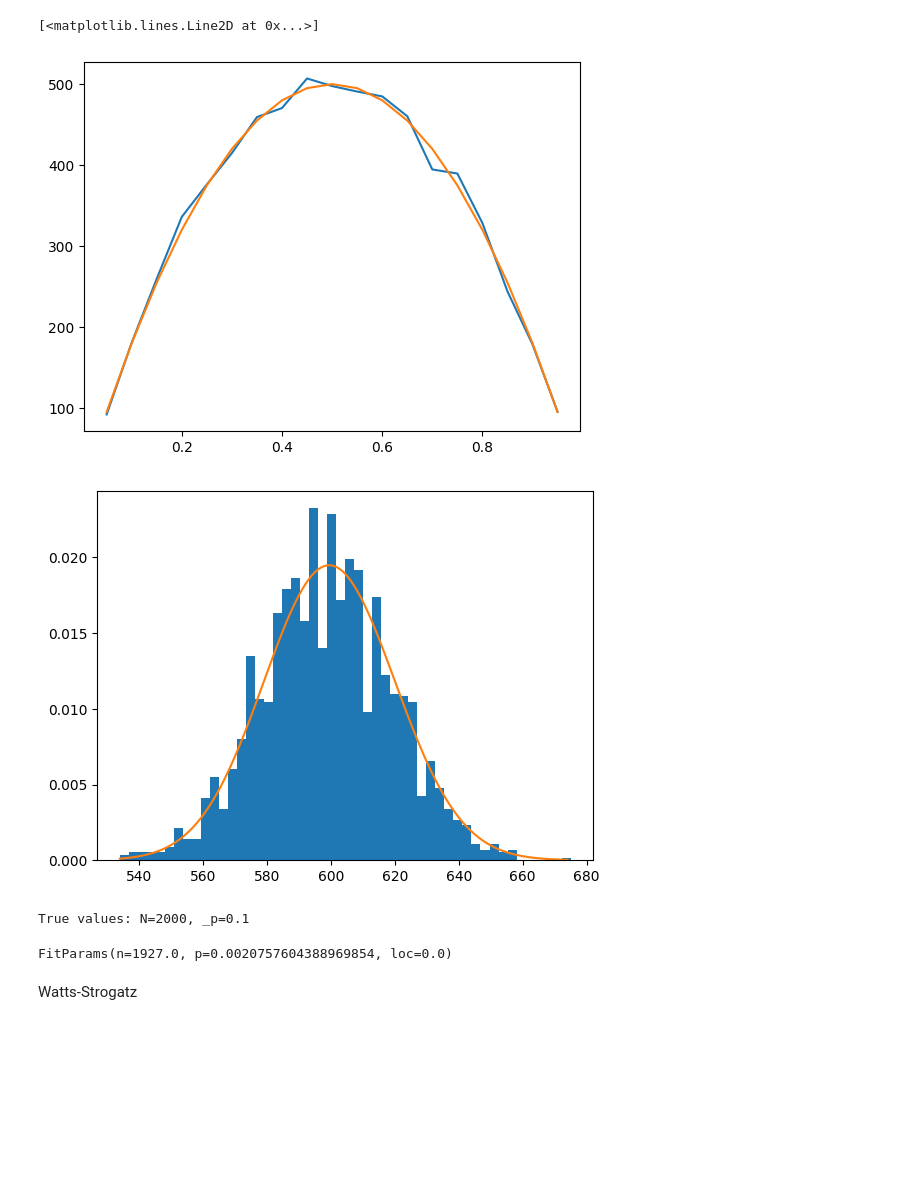
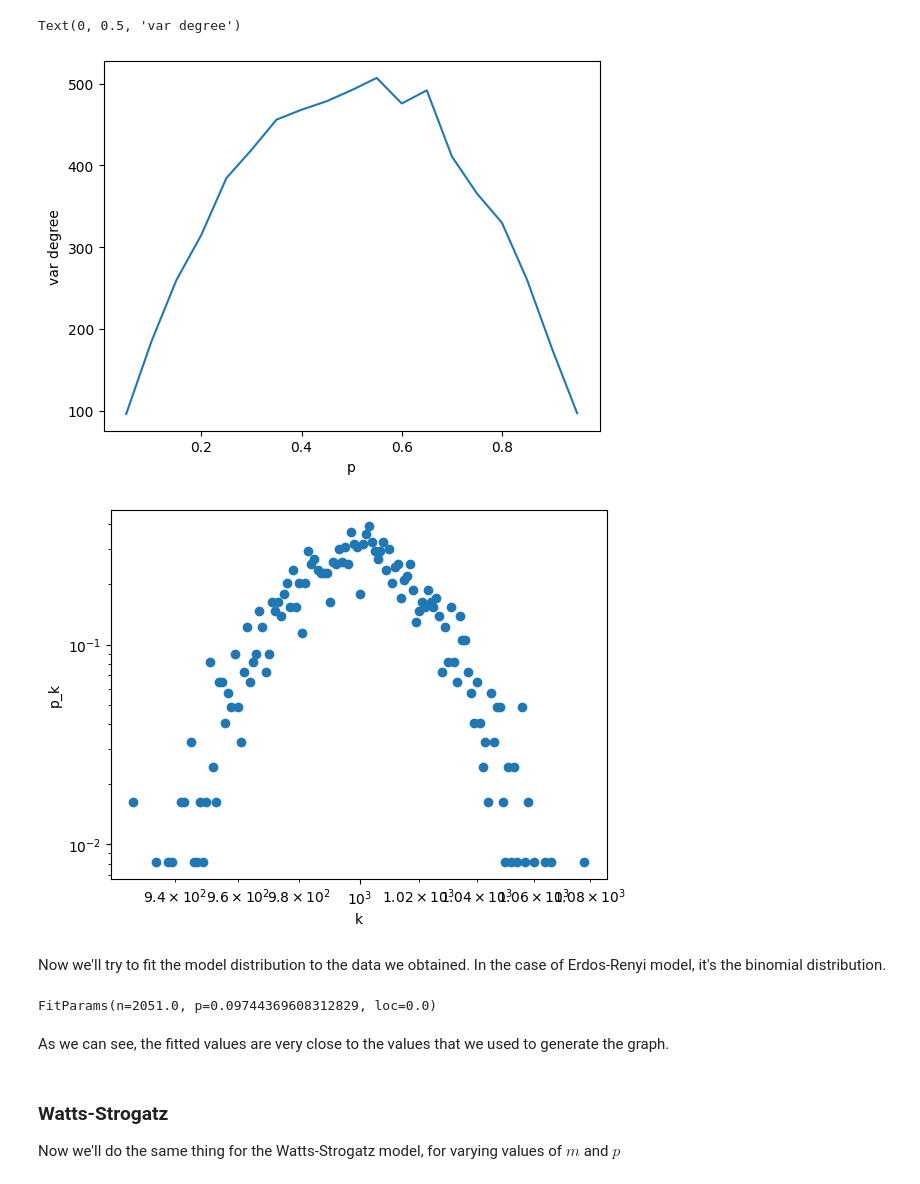
Before and after one commit to mateusz-dzitkowski/applied-mathematics, a Jupyter notebook: projects/diffusion_processes/exercise_sheet_3/main.ipynb, the cells around one changed output. Drawn from its saved outputs; the diff is of its cells as text; code cells hidden in the pictures; blank space fills up the shorter version.

```diff
--- a/projects/diffusion_processes/exercise_sheet_3/main.ipynb
+++ b/projects/diffusion_processes/exercise_sheet_3/main.ipynb
@@ -84,9 +83,12 @@ def barabasi_albert(number_of_nodes: int, edges_attached: int) -> Graph:
 def degrees(g: Graph) -> NDArray:
     return np.array([item[1] for item in g.degree()])
 
-def plot_hist_and_expected_density(g: Graph, density: Callable):
-    d = degrees(g)
-    x = np.arange(d.min(), d.max(), step=1)
-    plt.hist(d, bins=50, density=True)
-    plt.plot(x, density(x))
+def plot_log_log_degree_frequency(g: Graph):
+    unique, counts = np.unique(degrees(g), return_counts=True)
+    ax = plt.gca()
+    ax.plot(unique, counts / len(unique), "o")
+    ax.set_yscale('log')
+    ax.set_xscale('log')
+    plt.xlabel("k")
+    plt.ylabel("p_k")
 # %% [markdown]
@@ -104,29 +118,32 @@ plt.plot(p, (N - 1) * p)
 # %%
 plt.plot(p, [degrees(g).var() for g in graphs])
-plt.plot(p, p*(1-p)*N)
+plt.xlabel("p")
+plt.ylabel("var degree")
 # %% [output]
-[<matplotlib.lines.Line2D at 0x...>]
+Text(0, 0.5, 'var degree')
-[figure, old version]
+[figure, new version]
 # %%
-index = 5
-_p = p[index]
-plot_hist_and_expected_density(graphs[index], partial(sp.stats.binom.pmf, n=N-1, p=_p))
+index = 9
+plot_log_log_degree_frequency(graphs[index])
 # %% [output]
-[figure, old version]
+[figure, new version]
+# %% [markdown]
+Now we'll try to fit the model distribution to the data we obtained. In the case of Erdos-Renyi model, it's the binomial distribution.
 # %%
 index = 1
 _p = p[index]
-print(f"True values: {N=}, {_p=}")
 sp.stats.fit(
     sp.stats.binom,
     degrees(graphs[index]),
     bounds=[(1900, 2100), (0, 1)],
 ).params
 # %% [output]
-True values: N=2000, _p=0.1
+FitParams(n=2051.0, p=0.09744369608312829, loc=0.0)
-FitParams(n=1927.0, p=0.0020757604388969854, loc=0.0)
+# %% [markdown]
+As we can see, the fitted values are very close to the values that we used to generate the graph.
 # %% [markdown]
-Watts-Strogatz
+### Watts-Strogatz
+Now we'll do the same thing for the Watts-Strogatz model, for varying values of $m$ and $p$
 # %%
 N = 2000
 m = np.array([2, 4, 10, 20])
```
Also changed, not shown: parts of 56 cells of this notebook, 8 other files.
